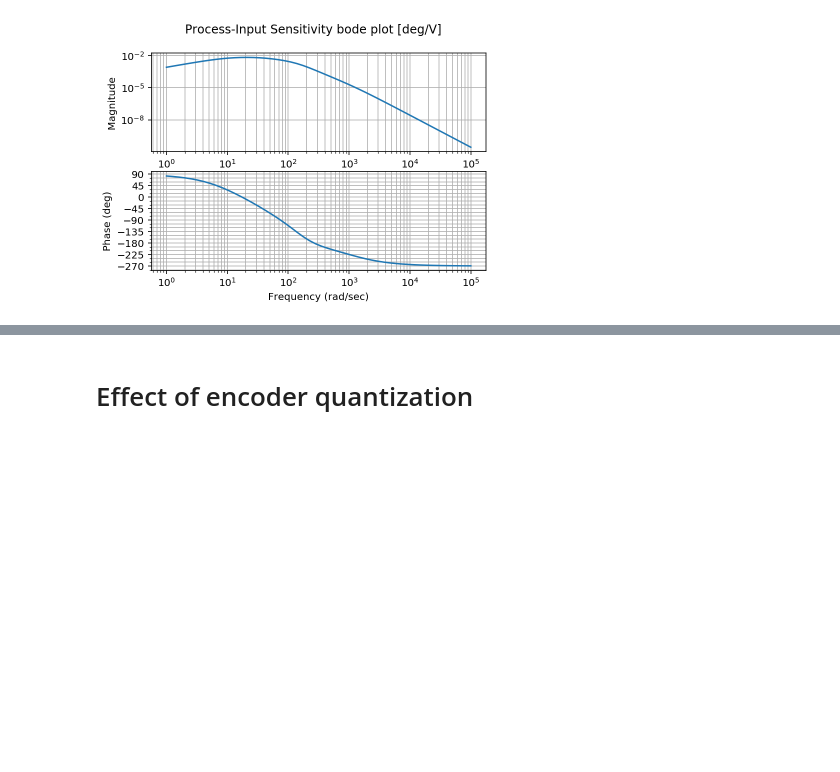
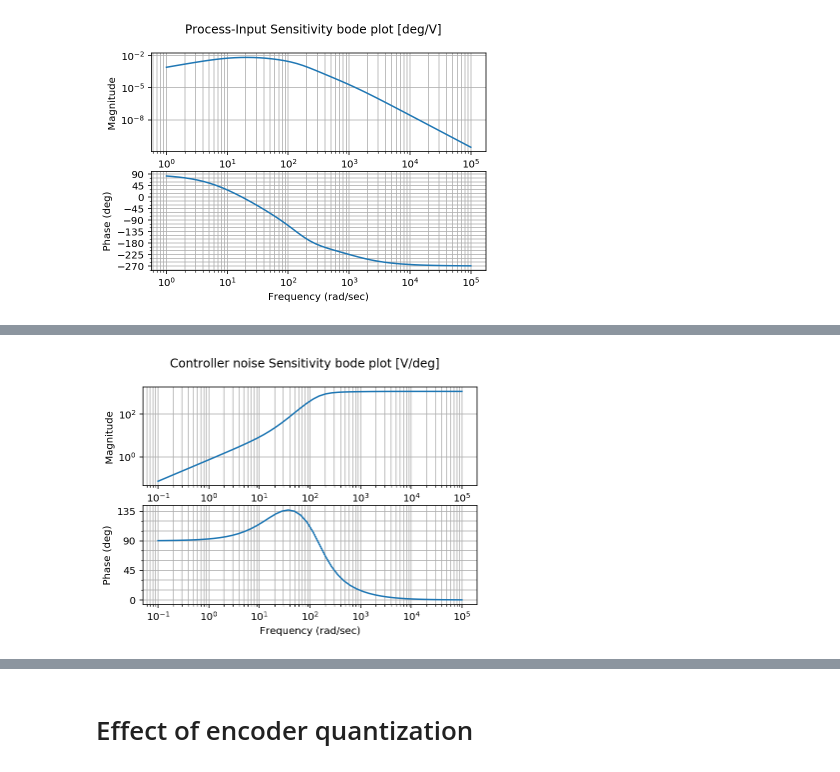
Before and after one commit to mbrijbhushan/mechatronics, a Jupyter notebook: Motor_lab_template.ipynb, the cells around one changed output, grey strips where cells are left out. Cells and saved outputs as stored; diff of their text form; code cells hidden in the pictures; blank space fills up the shorter version.

```diff
--- a/Motor_lab_template.ipynb
+++ b/Motor_lab_template.ipynb
@@ -260,0 +264,7 @@ plt.ylabel('Response [deg]');
+# %%
+#Transfer function from reference to control-effort
+C_R = feedback(ctrl,plant);
+bode(C_R);
+plt.suptitle('Controller noise Sensitivity bode plot [V/deg]');
+# %% [output]
+[figure, added]
```
Also changed, not shown: parts of 15 cells of this notebook, 1 other file.
